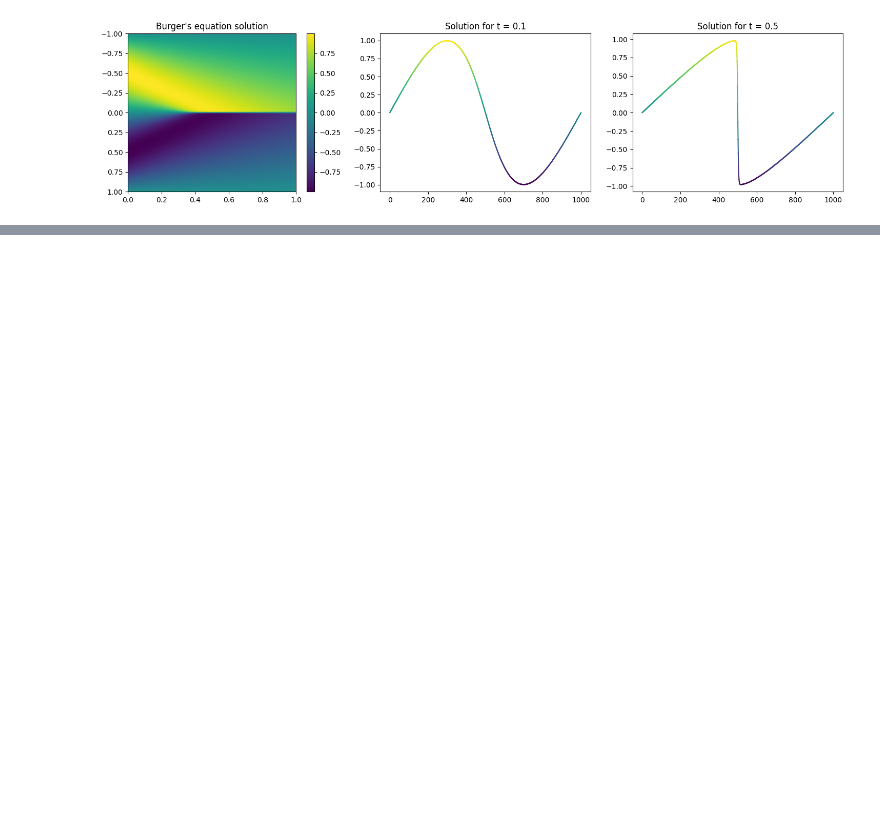
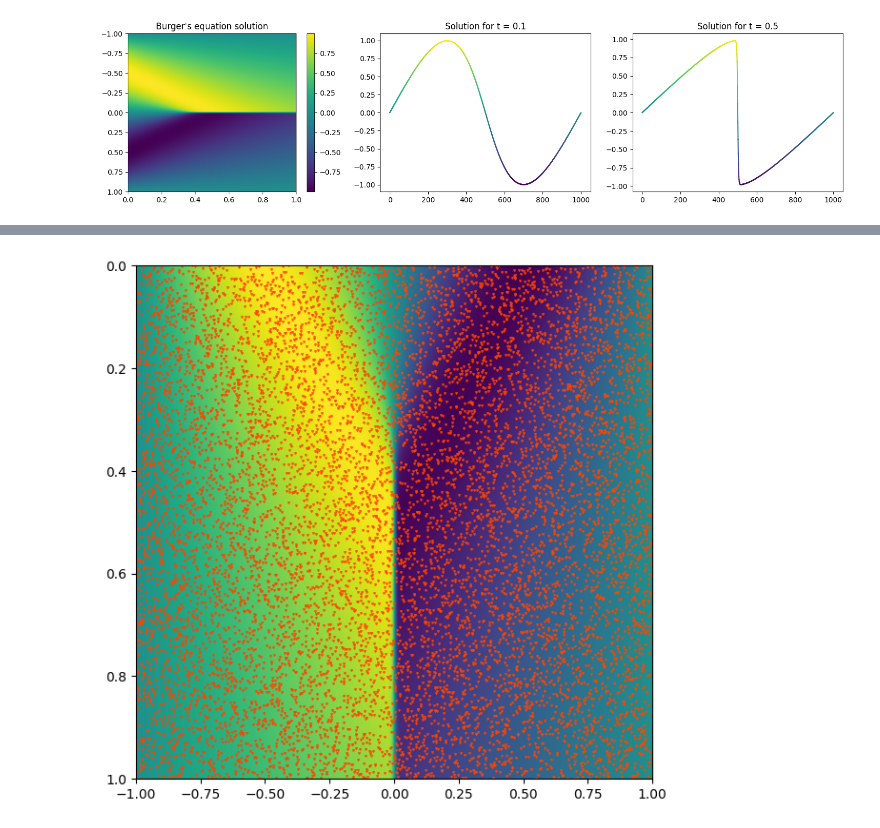
Before and after one commit to MicheleCattaneo/-Re-UPINN, a Jupyter notebook: Burgers_ equation/burgers-eq-visualization.ipynb, the cells around one changed output, grey strips where cells are left out. Saved outputs shown, nothing was run; the diff lists cells and outputs as text; code cells hidden in the pictures; blank space fills up the shorter version.

```diff
--- a/Burgers_ equation/burgers-eq-visualization.ipynb
+++ b/Burgers_ equation/burgers-eq-visualization.ipynb
@@ -39,0 +54,8 @@ with open(file_path, 'rb') as f:
+# %%
+with open(file_path, 'rb') as f:
+    usol =  np.load(f)
+    fig, ax = plt.subplots(1, figsize=(7,7))
+    img = ax.imshow(usol, cmap='viridis', aspect='auto', extent=[-1, 1, 1, 0])
+    ax.scatter(sample[:,0], sample[:,1], s=1, color='orangered', marker='v')
+# %% [output]
+[figure, added]
```
Also changed, not shown: parts of 3 cells of this notebook.
